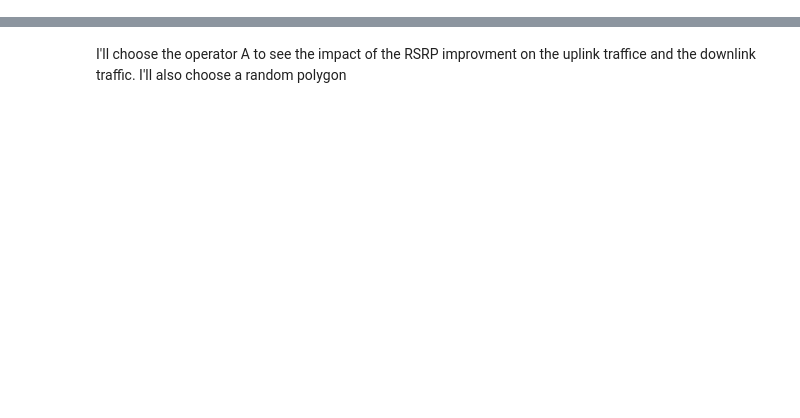
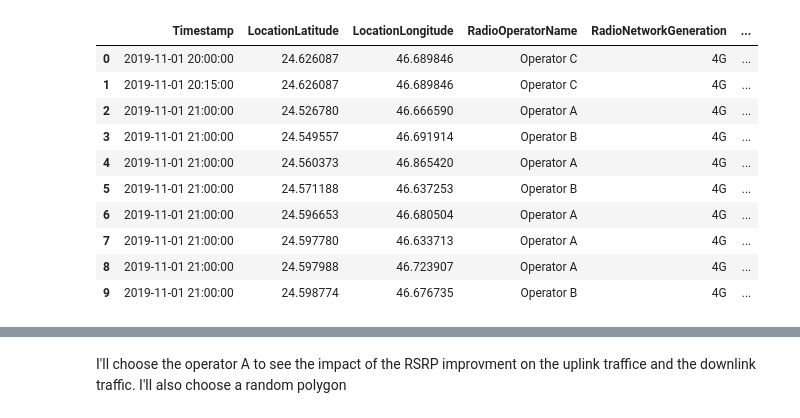
Before and after one commit to medhatfawzy/AI-Telecom, a Jupyter notebook: 4.Machine_Learning.ipynb, the cells around one changed output, grey strips where cells are left out. Cells and saved outputs as stored; diff of their text form; code cells hidden in the pictures; blank space fills up the shorter version.

```diff
--- a/4.Machine_Learning.ipynb
+++ b/4.Machine_Learning.ipynb
@@ -37,3 +37,17 @@ memory usage: 464.8 KB
+# %%
+Down_traffic.head(10)
+# %% [output]
+|  | Timestamp | LocationLatitude | LocationLongitude | RadioOperatorName | RadioNetworkGeneration | ... |
+| 0 | 2019-11-01 20:00:00 | 24.626087 | 46.689846 | Operator C | 4G | ... |
+| 1 | 2019-11-01 20:15:00 | 24.626087 | 46.689846 | Operator C | 4G | ... |
+| 2 | 2019-11-01 21:00:00 | 24.526780 | 46.666590 | Operator A | 4G | ... |
+| 3 | 2019-11-01 21:00:00 | 24.549557 | 46.691914 | Operator B | 4G | ... |
+| 4 | 2019-11-01 21:00:00 | 24.560373 | 46.865420 | Operator A | 4G | ... |
+| 5 | 2019-11-01 21:00:00 | 24.571188 | 46.637253 | Operator B | 4G | ... |
+| 6 | 2019-11-01 21:00:00 | 24.596653 | 46.680504 | Operator A | 4G | ... |
+| 7 | 2019-11-01 21:00:00 | 24.597780 | 46.633713 | Operator A | 4G | ... |
+| 8 | 2019-11-01 21:00:00 | 24.597988 | 46.723907 | Operator A | 4G | ... |
+| 9 | 2019-11-01 21:00:00 | 24.598774 | 46.676735 | Operator B | 4G | ... |
 # %%
 Up_traffic.info()
 # %% [output]
```
Also changed, not shown: parts of 9 cells of this notebook.
